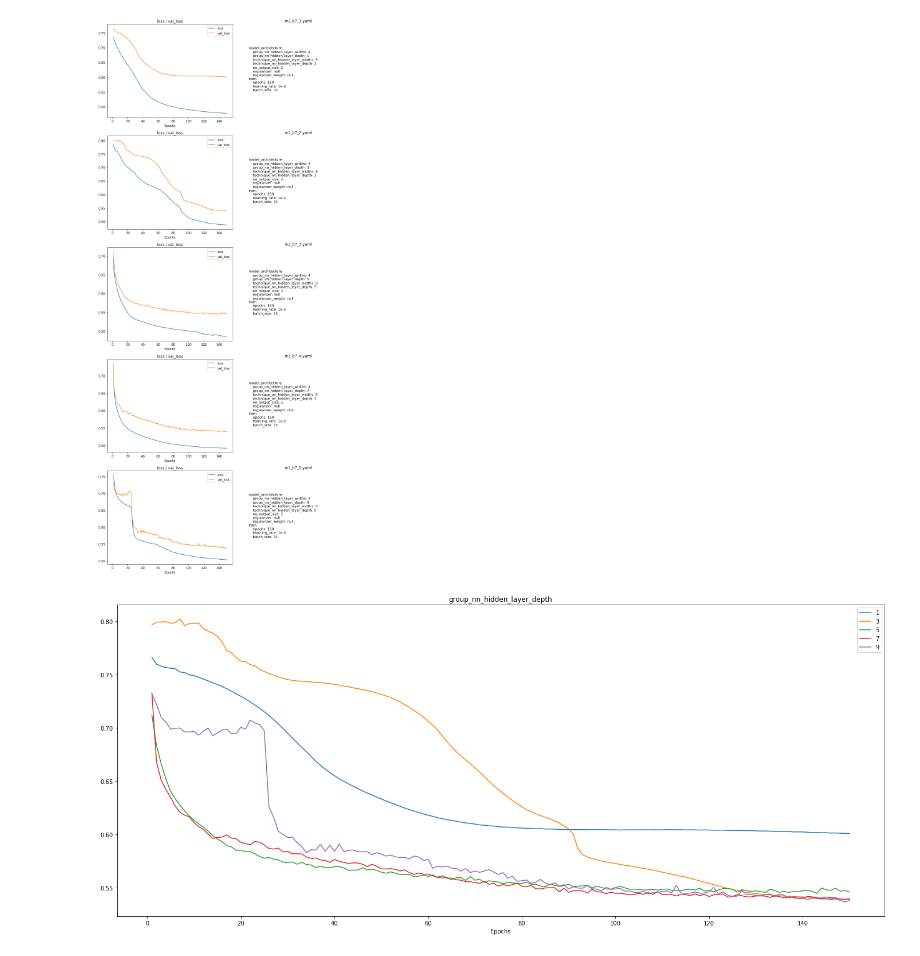
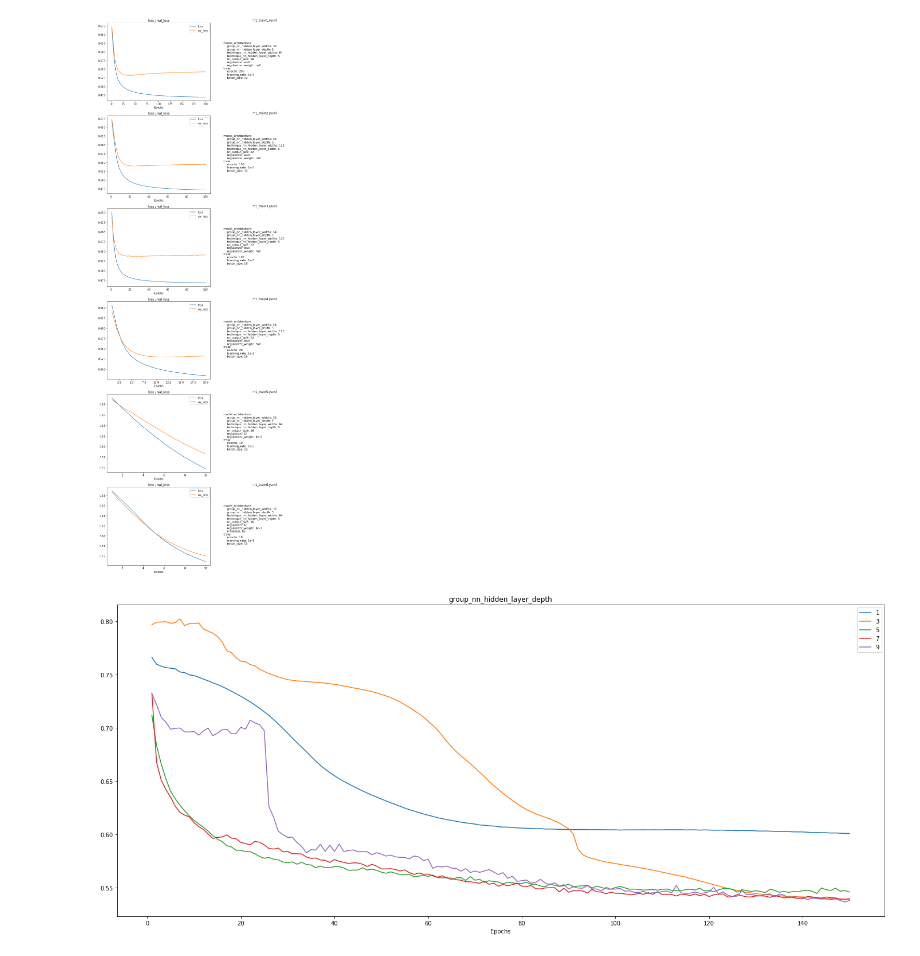
Before and after one commit to hcvu1050/hieuchivu-gt24-repo2, a Jupyter notebook: notebooks/plot_test.ipynb, the cells around one changed output. Saved outputs shown, nothing was run; the diff lists cells and outputs as text; code cells hidden in the pictures.

```diff
--- a/notebooks/plot_test.ipynb
+++ b/notebooks/plot_test.ipynb
@@ -8,9 +8,9 @@ import matplotlib.pyplot as plt
 # %%
 from visualization import plotting
 # %%
-plotting.grid_plot_history_with_config (model_name= 'model1', folder_name = 'model1_batch7',labels = ['loss', 'val_loss'])
+plotting.grid_plot_history_with_config (model_name= 'model1', folder_name = 'model1_single_train',labels = ['loss', 'val_loss'])
 # %% [output]
-[figure, old version]
+[figure, new version]
 # %%
 plotting.multi_line_plot_history (model_name= 'model1',
                                   folder_name = 'model1_batch7',
```
Also changed, not shown: 8 other files.
